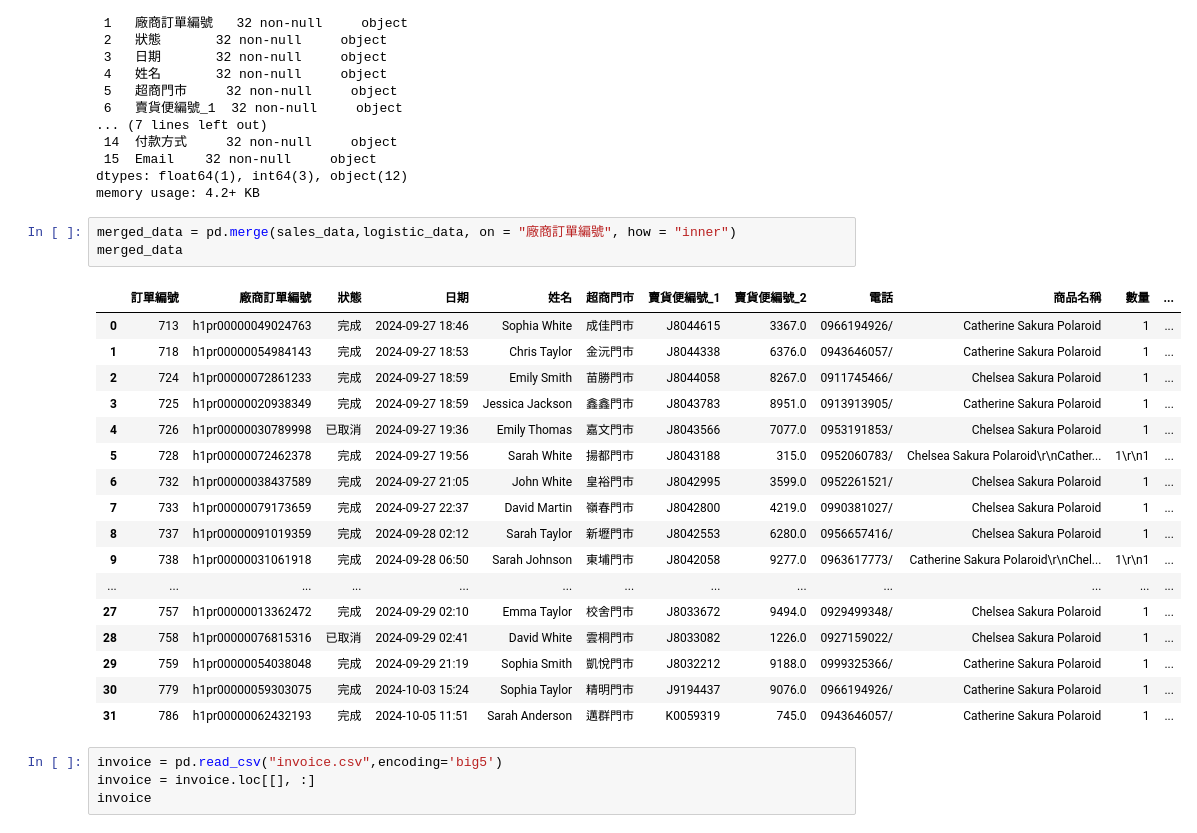
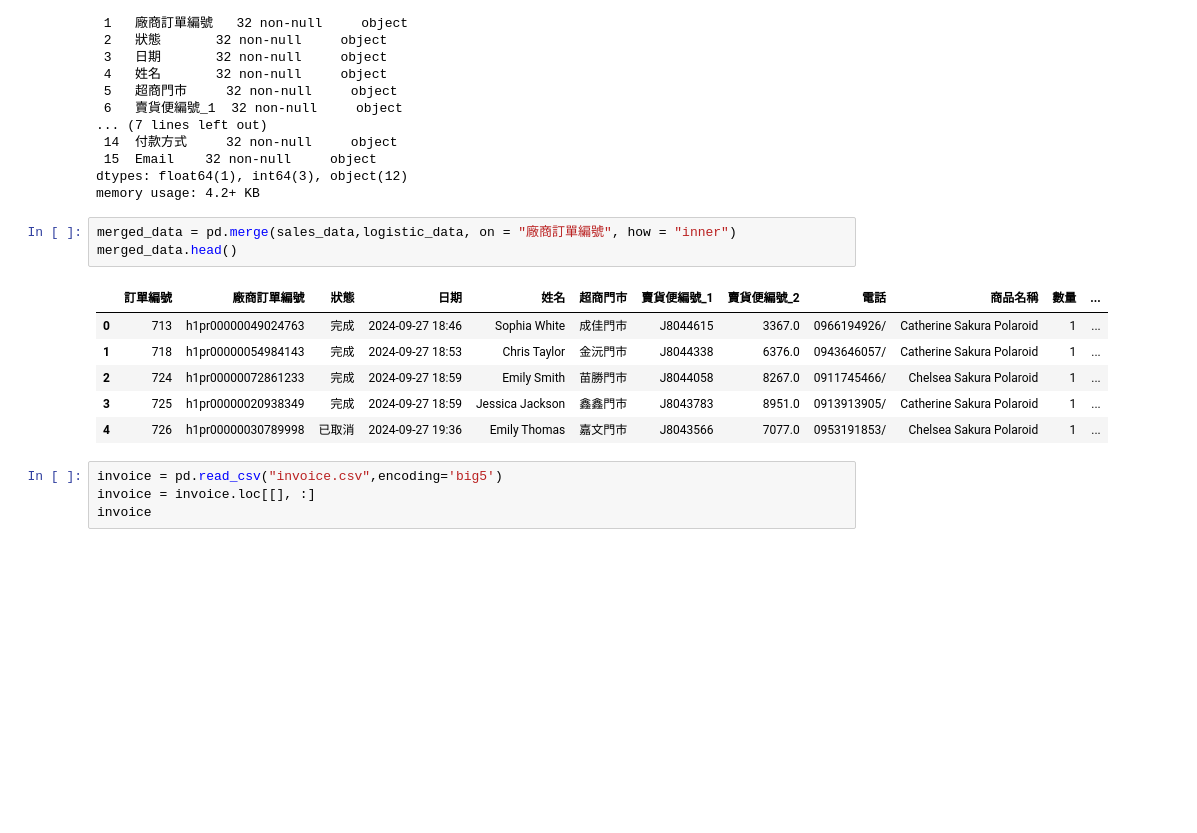
Before and after one commit to levilee815/map-orders-to-invoices, a Jupyter notebook: map-orders-to-invoices.ipynb, the cells around one changed output. Cells and saved outputs as stored; diff of their text form; blank space fills up the shorter version.

```diff
--- a/map-orders-to-invoices.ipynb
+++ b/map-orders-to-invoices.ipynb
@@ -94,25 +88,14 @@ dtypes: float64(1), int64(3), object(12)
 memory usage: 4.2+ KB
 # %%
 merged_data = pd.merge(sales_data,logistic_data, on = "廠商訂單編號", how = "inner")
-merged_data
+merged_data.head()
 # %% [output]
 |  | 訂單編號 | 廠商訂單編號 | 狀態 | 日期 | 姓名 | 超商門市 | 賣貨便編號_1 | 賣貨便編號_2 | 電話 | 商品名稱 | 數量 | ... |
 | 0 | 713 | h1pr00000049024763 | 完成 | 2024-09-27 18:46 | Sophia White | 成佳門市 | J8044615 | 3367.0 | 0966194926/ | Catherine Sakura Polaroid | 1 | ... |
 | 1 | 718 | h1pr00000054984143 | 完成 | 2024-09-27 18:53 | Chris Taylor | 金沅門市 | J8044338 | 6376.0 | 0943646057/ | Catherine Sakura Polaroid | 1 | ... |
 | 2 | 724 | h1pr00000072861233 | 完成 | 2024-09-27 18:59 | Emily Smith | 苗勝門市 | J8044058 | 8267.0 | 0911745466/ | Chelsea Sakura Polaroid | 1 | ... |
 | 3 | 725 | h1pr00000020938349 | 完成 | 2024-09-27 18:59 | Jessica Jackson | 鑫鑫門市 | J8043783 | 8951.0 | 0913913905/ | Catherine Sakura Polaroid | 1 | ... |
 | 4 | 726 | h1pr00000030789998 | 已取消 | 2024-09-27 19:36 | Emily Thomas | 嘉文門市 | J8043566 | 7077.0 | 0953191853/ | Chelsea Sakura Polaroid | 1 | ... |
-| 5 | 728 | h1pr00000072462378 | 完成 | 2024-09-27 19:56 | Sarah White | 揚都門市 | J8043188 | 315.0 | 0952060783/ | Chelsea Sakura Polaroid\r\nCather... | 1\r\n1 | ... |
-| 6 | 732 | h1pr00000038437589 | 完成 | 2024-09-27 21:05 | John White | 皇裕門市 | J8042995 | 3599.0 | 0952261521/ | Chelsea Sakura Polaroid | 1 | ... |
-| 7 | 733 | h1pr00000079173659 | 完成 | 2024-09-27 22:37 | David Martin | 嶺春門市 | J8042800 | 4219.0 | 0990381027/ | Chelsea Sakura Polaroid | 1 | ... |
-| 8 | 737 | h1pr00000091019359 | 完成 | 2024-09-28 02:12 | Sarah Taylor | 新壢門市 | J8042553 | 6280.0 | 0956657416/ | Chelsea Sakura Polaroid | 1 | ... |
-| 9 | 738 | h1pr00000031061918 | 完成 | 2024-09-28 06:50 | Sarah Johnson | 東埔門市 | J8042058 | 9277.0 | 0963617773/ | Catherine Sakura Polaroid\r\nChel... | 1\r\n1 | ... |
-| ... | ... | ... | ... | ... | ... | ... | ... | ... | ... | ... | ... | ... |
-| 27 | 757 | h1pr00000013362472 | 完成 | 2024-09-29 02:10 | Emma Taylor | 校舍門市 | J8033672 | 9494.0 | 0929499348/ | Chelsea Sakura Polaroid | 1 | ... |
-| 28 | 758 | h1pr00000076815316 | 已取消 | 2024-09-29 02:41 | David White | 雲桐門市 | J8033082 | 1226.0 | 0927159022/ | Chelsea Sakura Polaroid | 1 | ... |
-| 29 | 759 | h1pr00000054038048 | 完成 | 2024-09-29 21:19 | Sophia Smith | 凱悅門市 | J8032212 | 9188.0 | 0999325366/ | Catherine Sakura Polaroid | 1 | ... |
-| 30 | 779 | h1pr00000059303075 | 完成 | 2024-10-03 15:24 | Sophia Taylor | 精明門市 | J9194437 | 9076.0 | 0966194926/ | Catherine Sakura Polaroid | 1 | ... |
-| 31 | 786 | h1pr00000062432193 | 完成 | 2024-10-05 11:51 | Sarah Anderson | 邁群門市 | K0059319 | 745.0 | 0943646057/ | Catherine Sakura Polaroid | 1 | ... |
 # %%
 invoice = pd.read_csv("invoice.csv",encoding='big5')
 invoice = invoice.loc[[], :]
```
Also changed, not shown: parts of 1 cell of this notebook.
